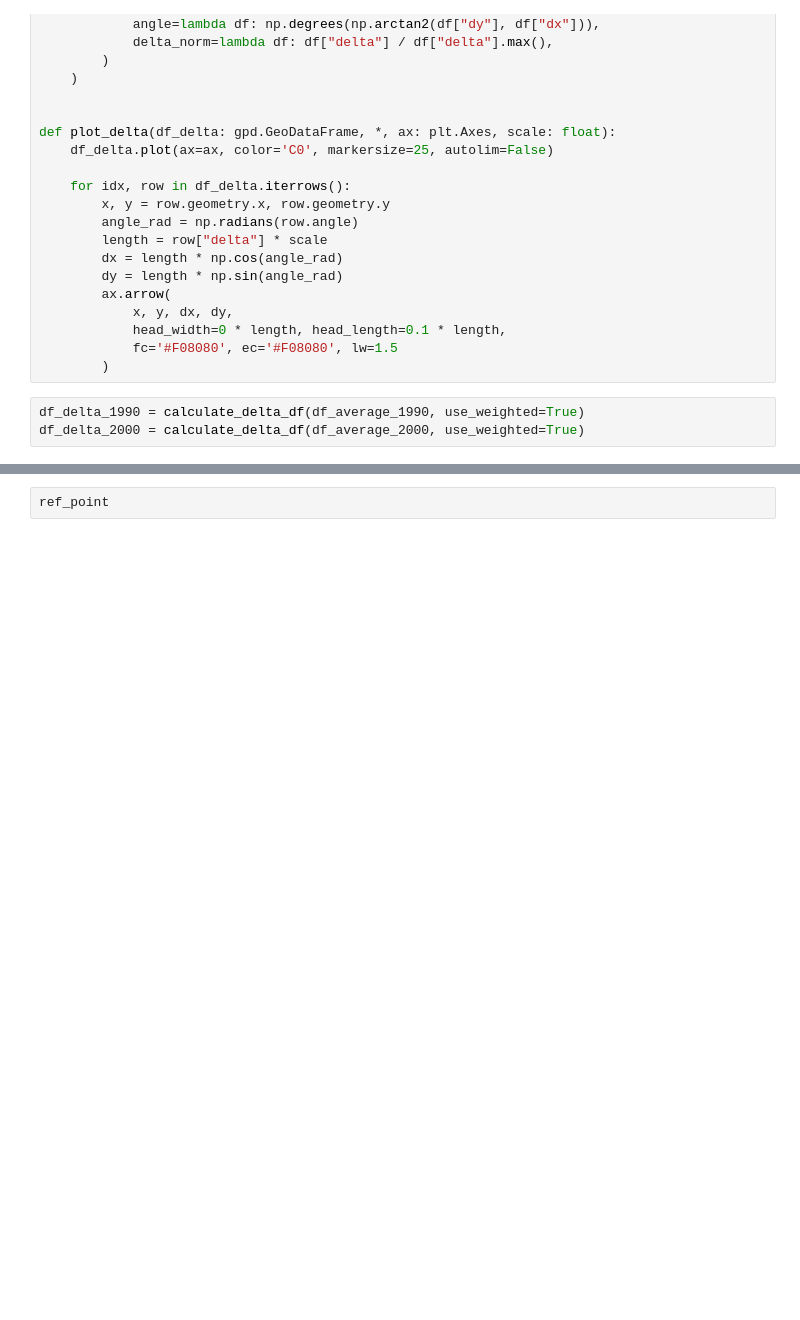
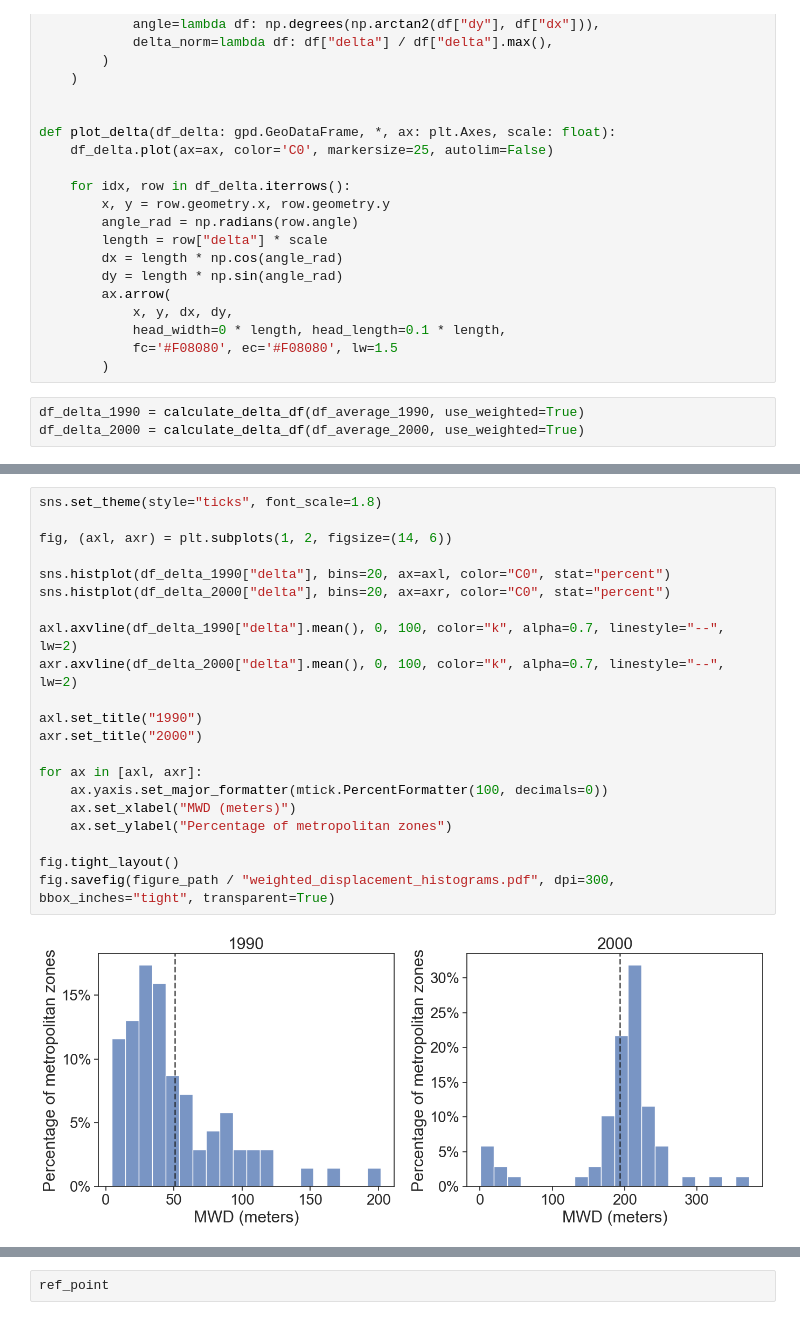
Before and after one commit to CentroFuturoCiudades/ageb-alignment, a Jupyter notebook: test.ipynb, the cells around one changed output, grey strips where cells are left out. Cells and saved outputs as stored; diff of their text form; blank space fills up the shorter version.

```diff
--- a/test.ipynb
+++ b/test.ipynb
@@ -256,3 +261,26 @@ df_delta_2000 = calculate_delta_df(df_average_2000, use_weighted=True)
+# %%
+sns.set_theme(style="ticks", font_scale=1.8)
+
+fig, (axl, axr) = plt.subplots(1, 2, figsize=(14, 6))
+
+sns.histplot(df_delta_1990["delta"], bins=20, ax=axl, color="C0", stat="percent")
+sns.histplot(df_delta_2000["delta"], bins=20, ax=axr, color="C0", stat="percent")
+
+axl.axvline(df_delta_1990["delta"].mean(), 0, 100, color="k", alpha=0.7, linestyle="--", lw=2)
+axr.axvline(df_delta_2000["delta"].mean(), 0, 100, color="k", alpha=0.7, linestyle="--", lw=2)
+
+axl.set_title("1990")
+axr.set_title("2000")
+
+for ax in [axl, axr]:
+    ax.yaxis.set_major_formatter(mtick.PercentFormatter(100, decimals=0))
+    ax.set_xlabel("MWD (meters)")
+    ax.set_ylabel("Percentage of metropolitan zones")
+
+fig.tight_layout()
+fig.savefig(figure_path / "weighted_displacement_histograms.pdf", dpi=300, bbox_inches="tight", transparent=True)
+# %% [output]
+[figure, added]
 # %%
 scale = 1000
 
```
Also changed, not shown: parts of 8 cells of this notebook, 1 other file.
